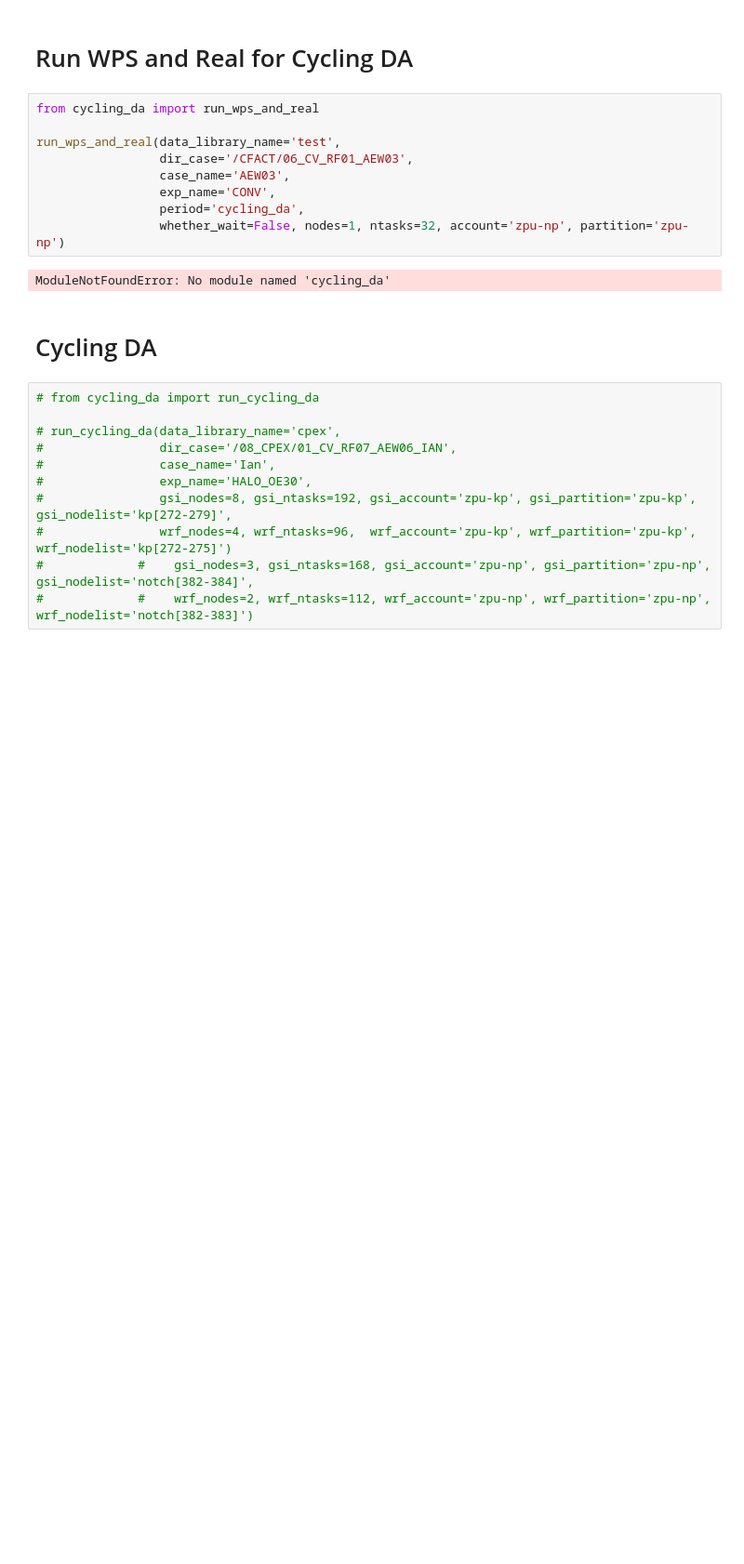
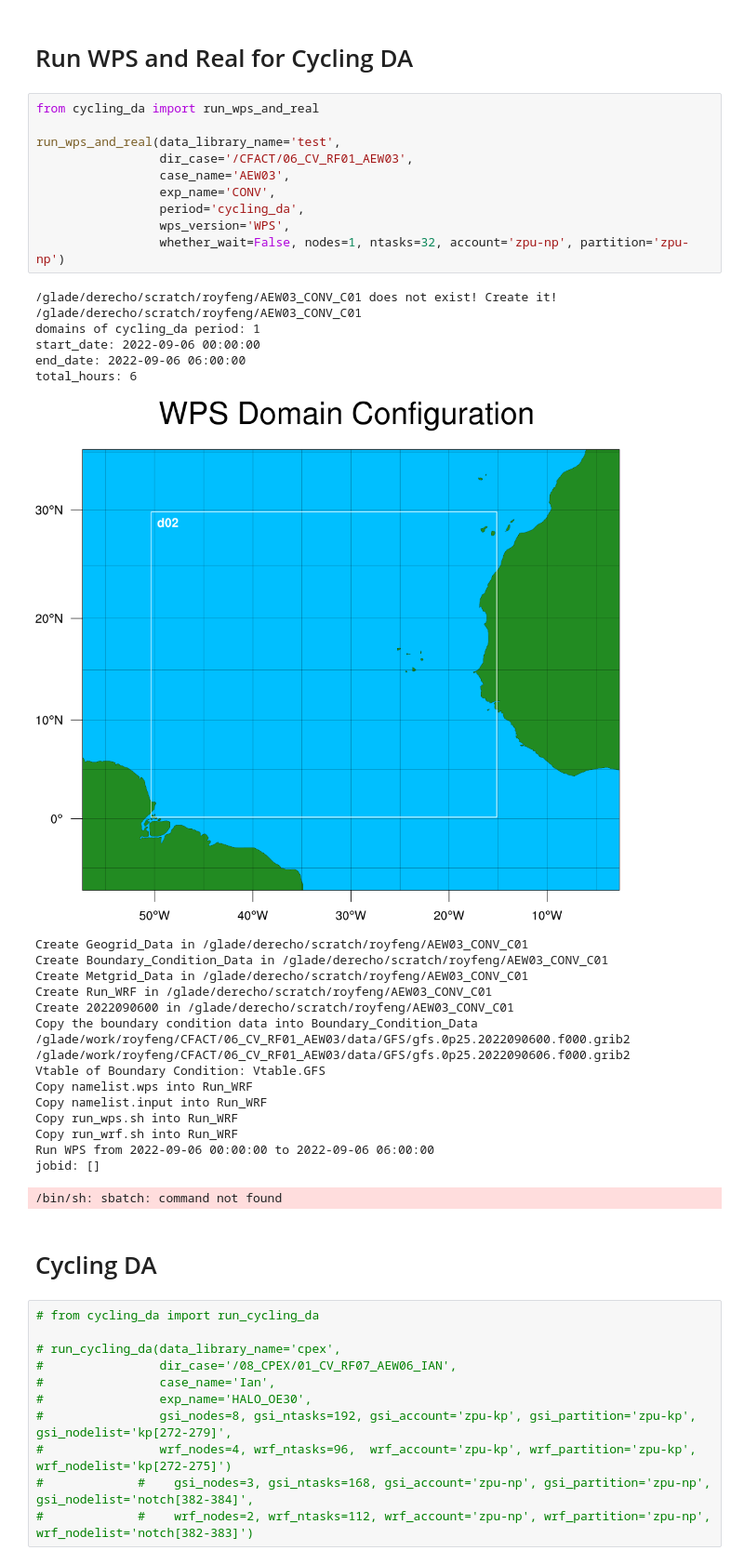
Before and after one commit to RoyCaitSith/climetlab-my-plugin, a Jupyter notebook: notebooks/cycling_da.ipynb, the cells around one changed output. Shown at 93% size. Drawn from its saved outputs; the diff is of its cells as text; blank space fills up the shorter version.

```diff
--- a/notebooks/cycling_da.ipynb
+++ b/notebooks/cycling_da.ipynb
@@ -3,14 +3,37 @@
 # %%
 from cycling_da import run_wps_and_real
 
 run_wps_and_real(data_library_name='test',
                  dir_case='/CFACT/06_CV_RF01_AEW03',
                  case_name='AEW03',
                  exp_name='CONV',
                  period='cycling_da',
+                 wps_version='WPS',
                  whether_wait=False, nodes=1, ntasks=32, account='zpu-np', partition='zpu-np')
 # %% [output]
-ModuleNotFoundError: No module named 'cycling_da'
+/glade/derecho/scratch/royfeng/AEW03_CONV_C01 does not exist! Create it!
+/glade/derecho/scratch/royfeng/AEW03_CONV_C01
+domains of cycling_da period: 1
+start_date: 2022-09-06 00:00:00
+end_date: 2022-09-06 06:00:00
+total_hours: 6
+[figure, added]
+Create Geogrid_Data in /glade/derecho/scratch/royfeng/AEW03_CONV_C01
+Create Boundary_Condition_Data in /glade/derecho/scratch/royfeng/AEW03_CONV_C01
+Create Metgrid_Data in /glade/derecho/scratch/royfeng/AEW03_CONV_C01
+Create Run_WRF in /glade/derecho/scratch/royfeng/AEW03_CONV_C01
+Create 2022090600 in /glade/derecho/scratch/royfeng/AEW03_CONV_C01
+Copy the boundary condition data into Boundary_Condition_Data
+/glade/work/royfeng/CFACT/06_CV_RF01_AEW03/data/GFS/gfs.0p25.2022090600.f000.grib2
+/glade/work/royfeng/CFACT/06_CV_RF01_AEW03/data/GFS/gfs.0p25.2022090606.f000.grib2
+Vtable of Boundary Condition: Vtable.GFS
+Copy namelist.wps into Run_WRF
+Copy namelist.input into Run_WRF
+Copy run_wps.sh into Run_WRF
+Copy run_wrf.sh into Run_WRF
+Run WPS from 2022-09-06 00:00:00 to 2022-09-06 06:00:00
+jobid: []
+/bin/sh: sbatch: command not found
 # %% [markdown]
 # Cycling DA
 # %%
```
